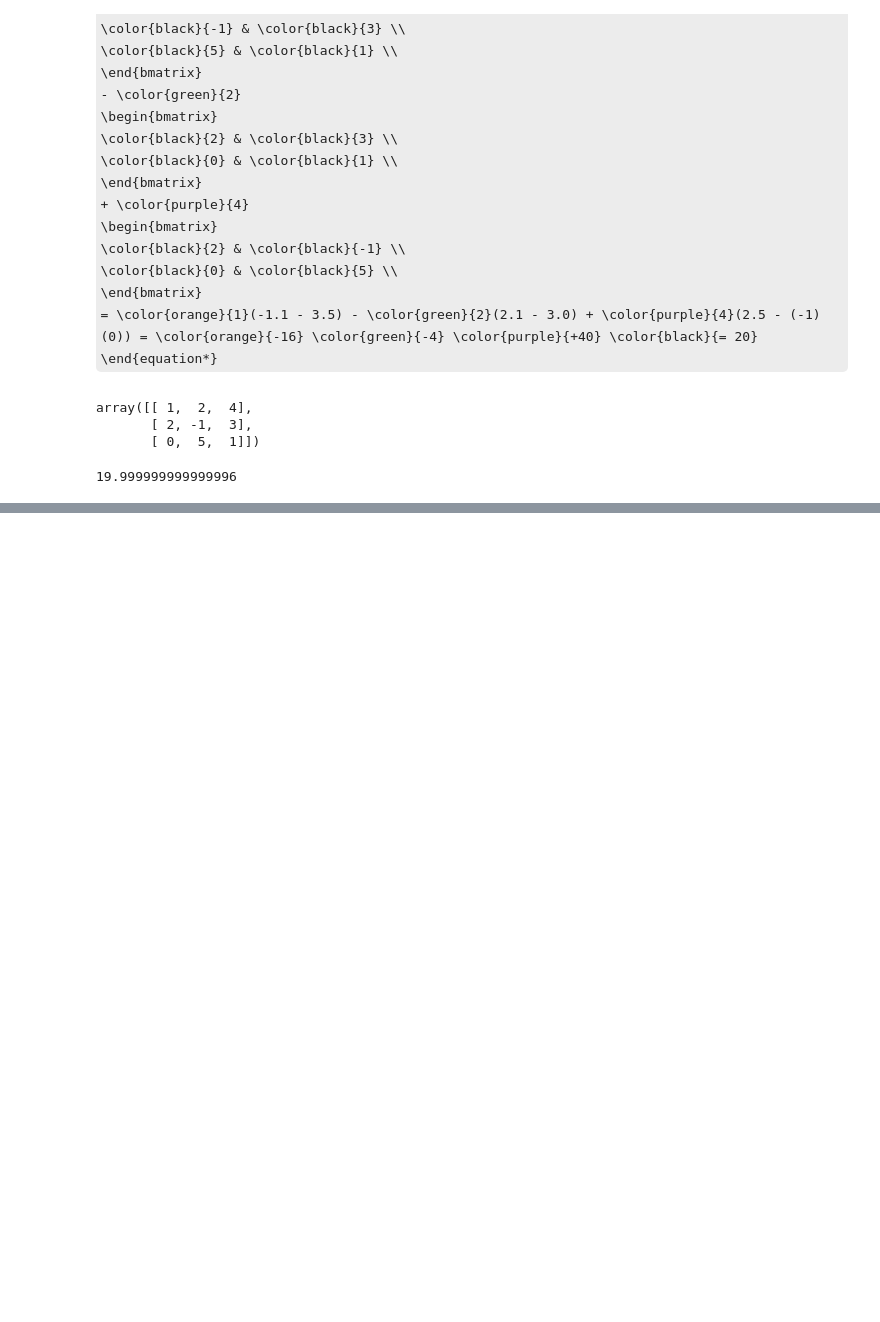
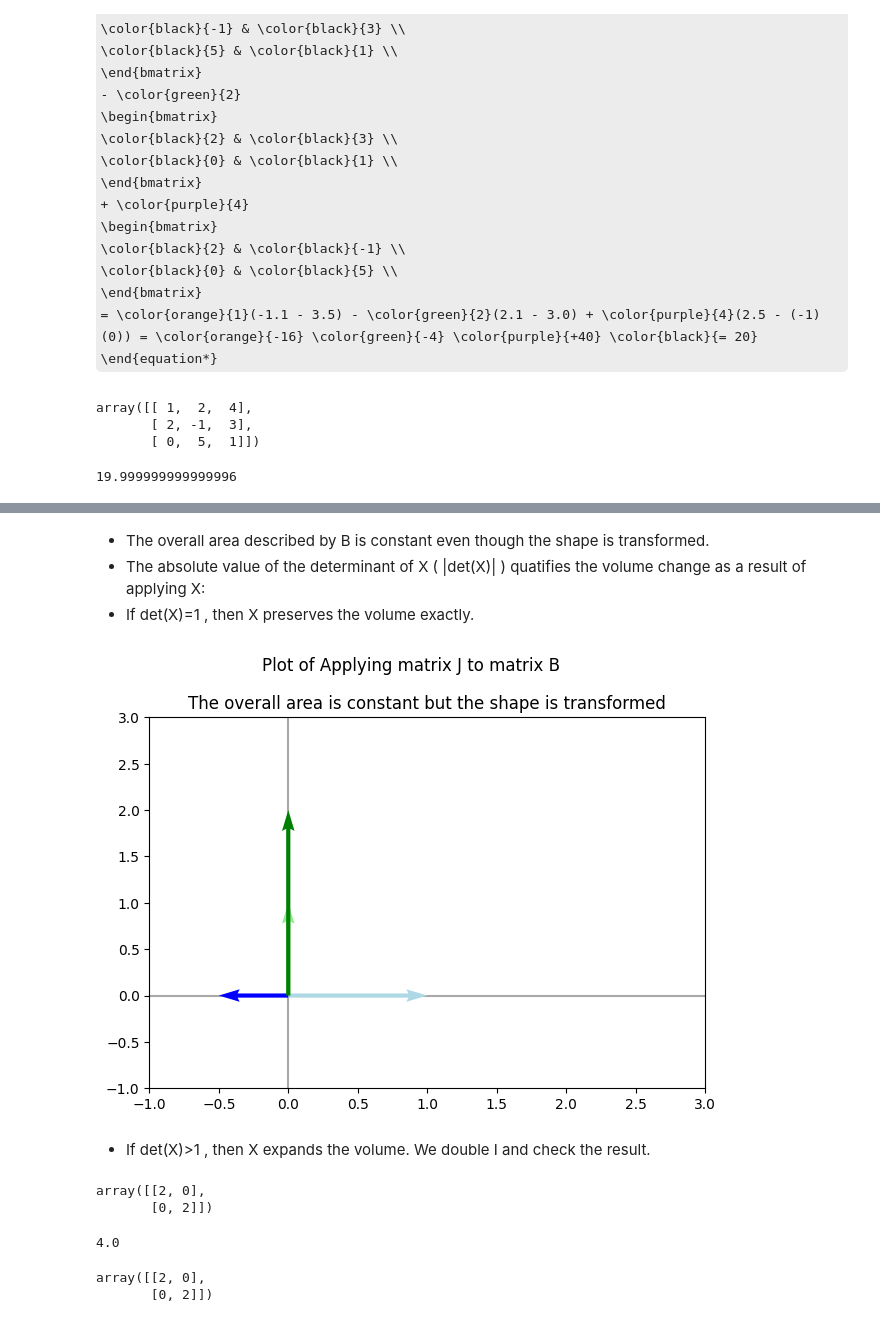
Before and after one commit to k3robotics/ML-Essentials, a Jupyter notebook: IntermediateLinAlg.ipynb, the cells around one changed output, grey strips where cells are left out. Saved outputs shown, nothing was run; the diff lists cells and outputs as text; code cells hidden in the pictures; some formulas as TeX source; blank space fills up the shorter version.

```diff
--- a/IntermediateLinAlg.ipynb
+++ b/IntermediateLinAlg.ipynb
@@ -576,0 +701,33 @@ np.linalg.det(X)
+# %% [markdown]
+*  The overall area described by B is constant even though the shape is transformed.
+*  The absolute value of the determinant of  X ( |det(X)| ) quatifies the volume change as a result of applying  X:
+  *  If  det(X)=1 , then  X  preserves the volume exactly.
+# %%
+plotVectors([vectorfy(B, 0), vectorfy(B, 1), vectorfy(JB, 0), vectorfy(JB, 1)], ['lightblue', 'lightgreen', 'blue', 'green'])
+plt.xlim(-1, 3)
+plt.ylim(-1, 3)
+plt.suptitle('Plot of Applying matrix J to matrix B')
+plt.title('The overall area is constant but the shape is transformed')
+plt.tight_layout()
+plt.show()
+# %% [output]
+[figure, added]
+# %% [markdown]
+* If  det(X)>1 , then  X  expands the volume. We double I and check the result.
+# %%
+# Now we can double the values in the identity matrix and apply this matrix to matrix B
+dbl_I = I*2
+dbl_I
+# %% [output]
+array([[2, 0],
+       [0, 2]])
+# %%
+np.linalg.det(dbl_I)
+# %% [output]
+4.0
+# %%
+dbl_IB = np.dot(dbl_I, B)
+dbl_IB
+# %% [output]
+array([[2, 0],
+       [0, 2]])
```
Also changed, not shown: parts of 23 cells of this notebook.
